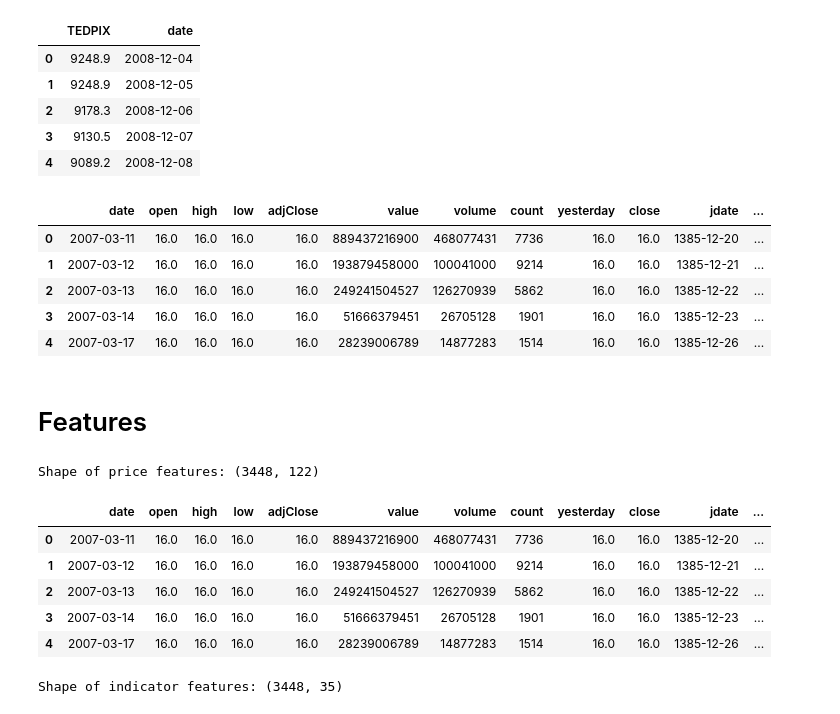
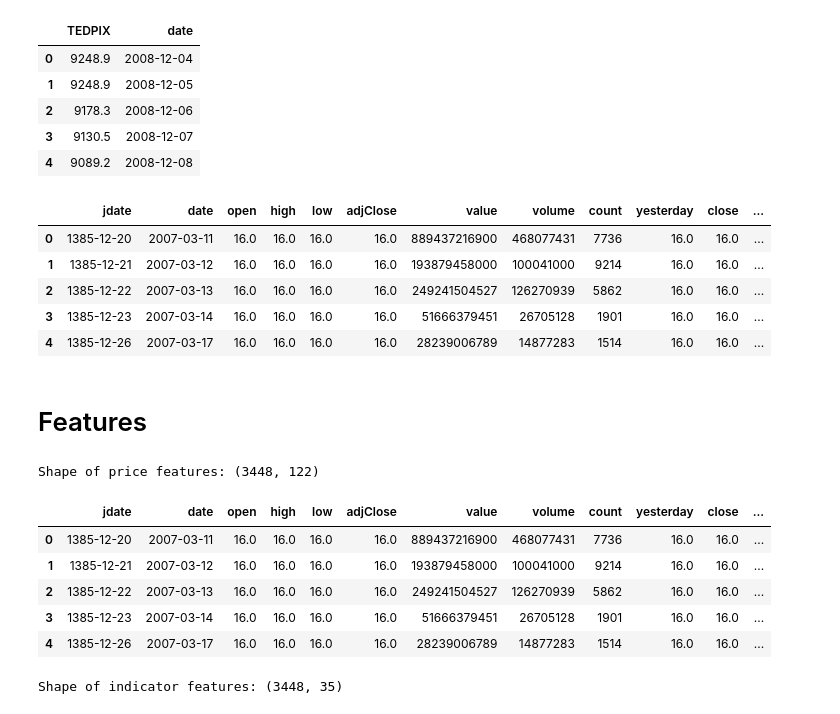
Before and after one commit to Hamtech-ai/InsightiFi, a Jupyter notebook: concat_features.ipynb, the cells around one changed output. Drawn from its saved outputs; the diff is of its cells as text; code cells hidden in the pictures.

```diff
--- a/concat_features.ipynb
+++ b/concat_features.ipynb
@@ -31,6 +31,8 @@ folad = tse.Ticker(
 foladHist = folad.history
 foladClient = folad.client_types
 
+foladHist = foladHist[foladHist.columns[:-1].insert(0, foladHist.columns[-1]).to_list()] # change location of jdate
+
 print(f'Shape of Folad price history: {foladHist.shape}')
 print(f"Shape of Folad's client history: {foladClient.shape}")
 # %% [output]
@@ -133,20 +135,19 @@ Shape of TEDPIX: (3359, 2)
 | 3 | 9130.5 | 2008-12-07 |
 | 4 | 9089.2 | 2008-12-08 |
 # %%
-foladHist = pd.merge(
-    foladHist,
+foladHist = foladHist[foladHist.columns].merge(
     marketIndex,
     how = 'left',
     on = 'date'
 )
 foladHist.head()
 # %% [output]
-|  | date | open | high | low | adjClose | value | volume | count | yesterday | close | jdate | ... |
-| 0 | 2007-03-11 | 16.0 | 16.0 | 16.0 | 16.0 | 889437216900 | 468077431 | 7736 | 16.0 | 16.0 | 1385-12-20 | ... |
-| 1 | 2007-03-12 | 16.0 | 16.0 | 16.0 | 16.0 | 193879458000 | 100041000 | 9214 | 16.0 | 16.0 | 1385-12-21 | ... |
-| 2 | 2007-03-13 | 16.0 | 16.0 | 16.0 | 16.0 | 249241504527 | 126270939 | 5862 | 16.0 | 16.0 | 1385-12-22 | ... |
-| 3 | 2007-03-14 | 16.0 | 16.0 | 16.0 | 16.0 | 51666379451 | 26705128 | 1901 | 16.0 | 16.0 | 1385-12-23 | ... |
-| 4 | 2007-03-17 | 16.0 | 16.0 | 16.0 | 16.0 | 28239006789 | 14877283 | 1514 | 16.0 | 16.0 | 1385-12-26 | ... |
+|  | jdate | date | open | high | low | adjClose | value | volume | count | yesterday | close | ... |
+| 0 | 1385-12-20 | 2007-03-11 | 16.0 | 16.0 | 16.0 | 16.0 | 889437216900 | 468077431 | 7736 | 16.0 | 16.0 | ... |
+| 1 | 1385-12-21 | 2007-03-12 | 16.0 | 16.0 | 16.0 | 16.0 | 193879458000 | 100041000 | 9214 | 16.0 | 16.0 | ... |
+| 2 | 1385-12-22 | 2007-03-13 | 16.0 | 16.0 | 16.0 | 16.0 | 249241504527 | 126270939 | 5862 | 16.0 | 16.0 | ... |
+| 3 | 1385-12-23 | 2007-03-14 | 16.0 | 16.0 | 16.0 | 16.0 | 51666379451 | 26705128 | 1901 | 16.0 | 16.0 | ... |
+| 4 | 1385-12-26 | 2007-03-17 | 16.0 | 16.0 | 16.0 | 16.0 | 28239006789 | 14877283 | 1514 | 16.0 | 16.0 | ... |
 # %% [markdown]
 # Features
 # %%
@@ -179,12 +180,12 @@ print(f'Shape of price features: {priceFeatures.shape}')
 priceFeatures.head()
 # %% [output]
 Shape of price features: (3448, 122)
-|  | date | open | high | low | adjClose | value | volume | count | yesterday | close | jdate | ... |
-| 0 | 2007-03-11 | 16.0 | 16.0 | 16.0 | 16.0 | 889437216900 | 468077431 | 7736 | 16.0 | 16.0 | 1385-12-20 | ... |
-| 1 | 2007-03-12 | 16.0 | 16.0 | 16.0 | 16.0 | 193879458000 | 100041000 | 9214 | 16.0 | 16.0 | 1385-12-21 | ... |
-| 2 | 2007-03-13 | 16.0 | 16.0 | 16.0 | 16.0 | 249241504527 | 126270939 | 5862 | 16.0 | 16.0 | 1385-12-22 | ... |
-| 3 | 2007-03-14 | 16.0 | 16.0 | 16.0 | 16.0 | 51666379451 | 26705128 | 1901 | 16.0 | 16.0 | 1385-12-23 | ... |
-| 4 | 2007-03-17 | 16.0 | 16.0 | 16.0 | 16.0 | 28239006789 | 14877283 | 1514 | 16.0 | 16.0 | 1385-12-26 | ... |
+|  | jdate | date | open | high | low | adjClose | value | volume | count | yesterday | close | ... |
+| 0 | 1385-12-20 | 2007-03-11 | 16.0 | 16.0 | 16.0 | 16.0 | 889437216900 | 468077431 | 7736 | 16.0 | 16.0 | ... |
+| 1 | 1385-12-21 | 2007-03-12 | 16.0 | 16.0 | 16.0 | 16.0 | 193879458000 | 100041000 | 9214 | 16.0 | 16.0 | ... |
+| 2 | 1385-12-22 | 2007-03-13 | 16.0 | 16.0 | 16.0 | 16.0 | 249241504527 | 126270939 | 5862 | 16.0 | 16.0 | ... |
+| 3 | 1385-12-23 | 2007-03-14 | 16.0 | 16.0 | 16.0 | 16.0 | 51666379451 | 26705128 | 1901 | 16.0 | 16.0 | ... |
+| 4 | 1385-12-26 | 2007-03-17 | 16.0 | 16.0 | 16.0 | 16.0 | 28239006789 | 14877283 | 1514 | 16.0 | 16.0 | ... |
 # %%
 bbCols = BB(priceFeatures)
 emaCols = EMA(foladHist)
```
Also changed, not shown: parts of 9 cells of this notebook, 1 other file.
